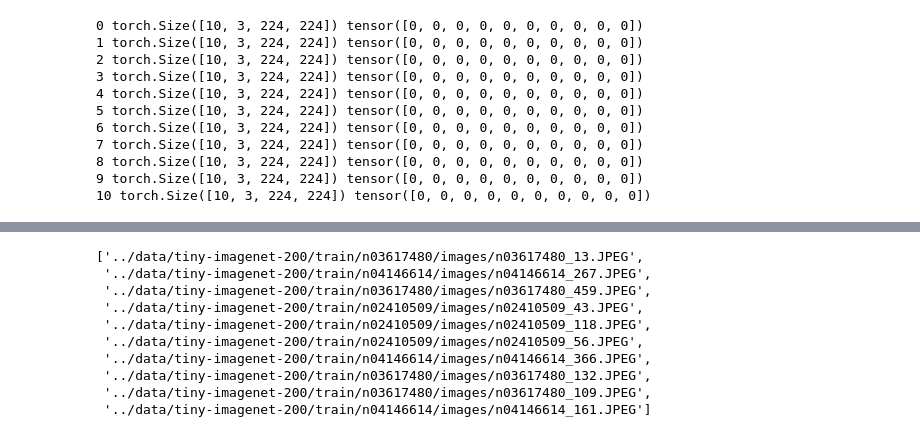
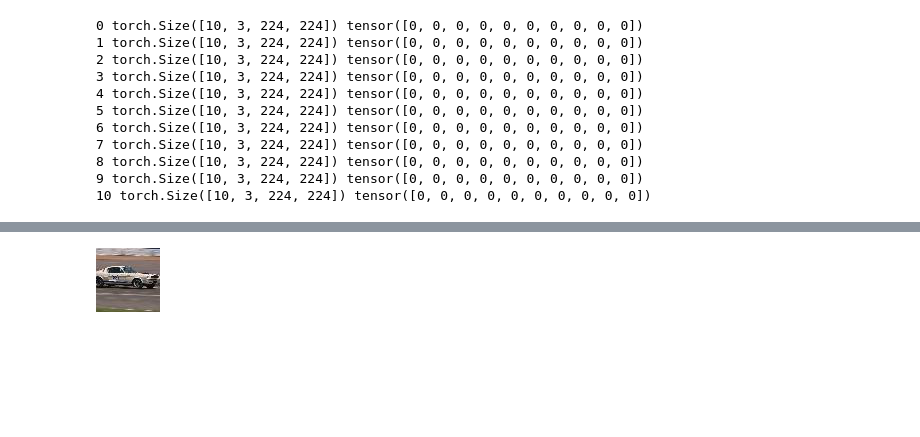
Before and after one commit to Yutong-Dai/codes-for-courses, a Jupyter notebook: Python_IE534/hw5/explore.ipynb, the cells around one changed output, grey strips where cells are left out. Drawn from its saved outputs; the diff is of its cells as text; code cells hidden in the pictures; blank space fills up the shorter version.

```diff
--- a/Python_IE534/hw5/explore.ipynb
+++ b/Python_IE534/hw5/explore.ipynb
@@ -567,6 +568,6 @@ img, label = utils.generate_testing_data_set()
 top10, bottom10 = torch.load("./final.pth",map_location='cpu')
 q_num = 0
 # %%
-idx = bottom10["idx_of_fig_path_bottom10"][q_num].numpy()
+idx = top10["idx_of_fig_path_top10"][q_num].numpy()
 path = [img_all[i] for i in idx]
 # %%
@@ -581,13 +582,4 @@ Image.open(img[0])
-# %%
-path
-# %% [output]
-['../data/tiny-imagenet-200/train/n03617480/images/n03617480_13.JPEG',
- '../data/tiny-imagenet-200/train/n04146614/images/n04146614_267.JPEG',
- '../data/tiny-imagenet-200/train/n03617480/images/n03617480_459.JPEG',
- '../data/tiny-imagenet-200/train/n02410509/images/n02410509_43.JPEG',
- '../data/tiny-imagenet-200/train/n02410509/images/n02410509_118.JPEG',
- '../data/tiny-imagenet-200/train/n02410509/images/n02410509_56.JPEG',
- '../data/tiny-imagenet-200/train/n04146614/images/n04146614_366.JPEG',
- '../data/tiny-imagenet-200/train/n03617480/images/n03617480_132.JPEG',
- '../data/tiny-imagenet-200/train/n03617480/images/n03617480_109.JPEG',
- '../data/tiny-imagenet-200/train/n04146614/images/n04146614_161.JPEG']
+# %%
+Image.open(path[6])
+# %% [output]
+[figure, added]
```
Also changed, not shown: parts of 6 cells of this notebook, 2 other files.
